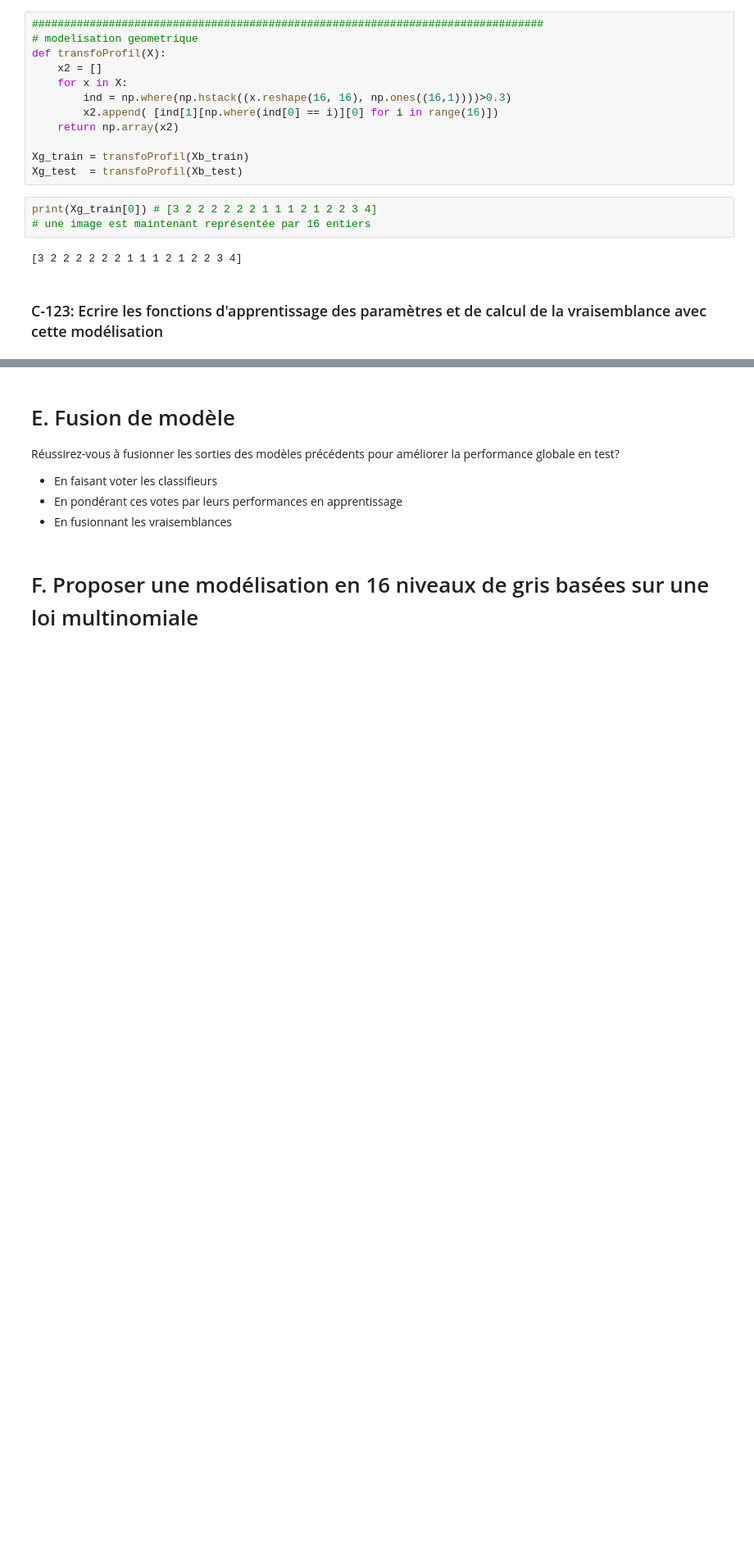
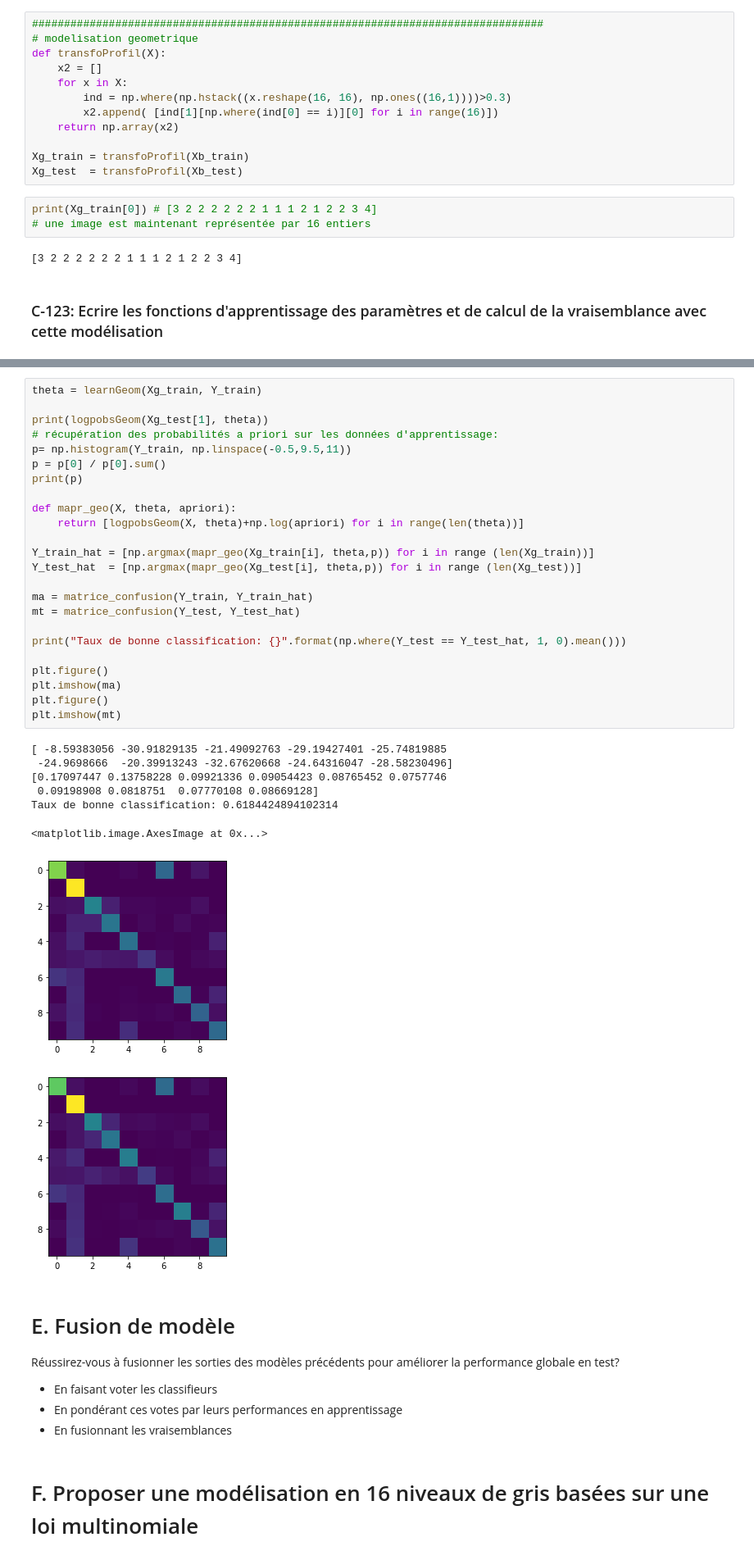
Before and after one commit to samynhl/DAC-M1-S1-MAPSI-TMES, a Jupyter notebook: TME3/tme3.ipynb, the cells around one changed output, grey strips where cells are left out. Shown: that part at 82% size. Drawn from its saved outputs; the diff is of its cells as text; blank space fills up the shorter version.

```diff
--- a/TME3/tme3.ipynb
+++ b/TME3/tme3.ipynb
@@ -496,3 +512,36 @@ print(p)
+# %%
+theta = learnGeom(Xg_train, Y_train)
+
+print(logpobsGeom(Xg_test[1], theta))
+# récupération des probabilités a priori sur les données d'apprentissage:
+p= np.histogram(Y_train, np.linspace(-0.5,9.5,11))
+p = p[0] / p[0].sum()
+print(p)
+
+def mapr_geo(X, theta, apriori):
+    return [logpobsGeom(X, theta)+np.log(apriori) for i in range(len(theta))]
+
+Y_train_hat = [np.argmax(mapr_geo(Xg_train[i], theta,p)) for i in range (len(Xg_train))]
+Y_test_hat  = [np.argmax(mapr_geo(Xg_test[i], theta,p)) for i in range (len(Xg_test))]
+
+ma = matrice_confusion(Y_train, Y_train_hat)
+mt = matrice_confusion(Y_test, Y_test_hat)
+
+print("Taux de bonne classification: {}".format(np.where(Y_test == Y_test_hat, 1, 0).mean()))
+
+plt.figure()
+plt.imshow(ma)
+plt.figure()
+plt.imshow(mt)
+# %% [output]
+[ -8.59383056 -30.91829135 -21.49092763 -29.19427401 -25.74819885
+ -24.9698666  -20.39913243 -32.67620668 -24.64316047 -28.58230496]
+[0.17097447 0.13758228 0.09921336 0.09054423 0.08765452 0.0757746
+ 0.09198908 0.0818751  0.07770108 0.08669128]
+Taux de bonne classification: 0.6184424894102314
+<matplotlib.image.AxesImage at 0x...>
+[figure, added]
+[figure, added]
 # %% [markdown]
 # E. Fusion de modèle
 
```
Also changed, not shown: parts of 6 cells of this notebook.
